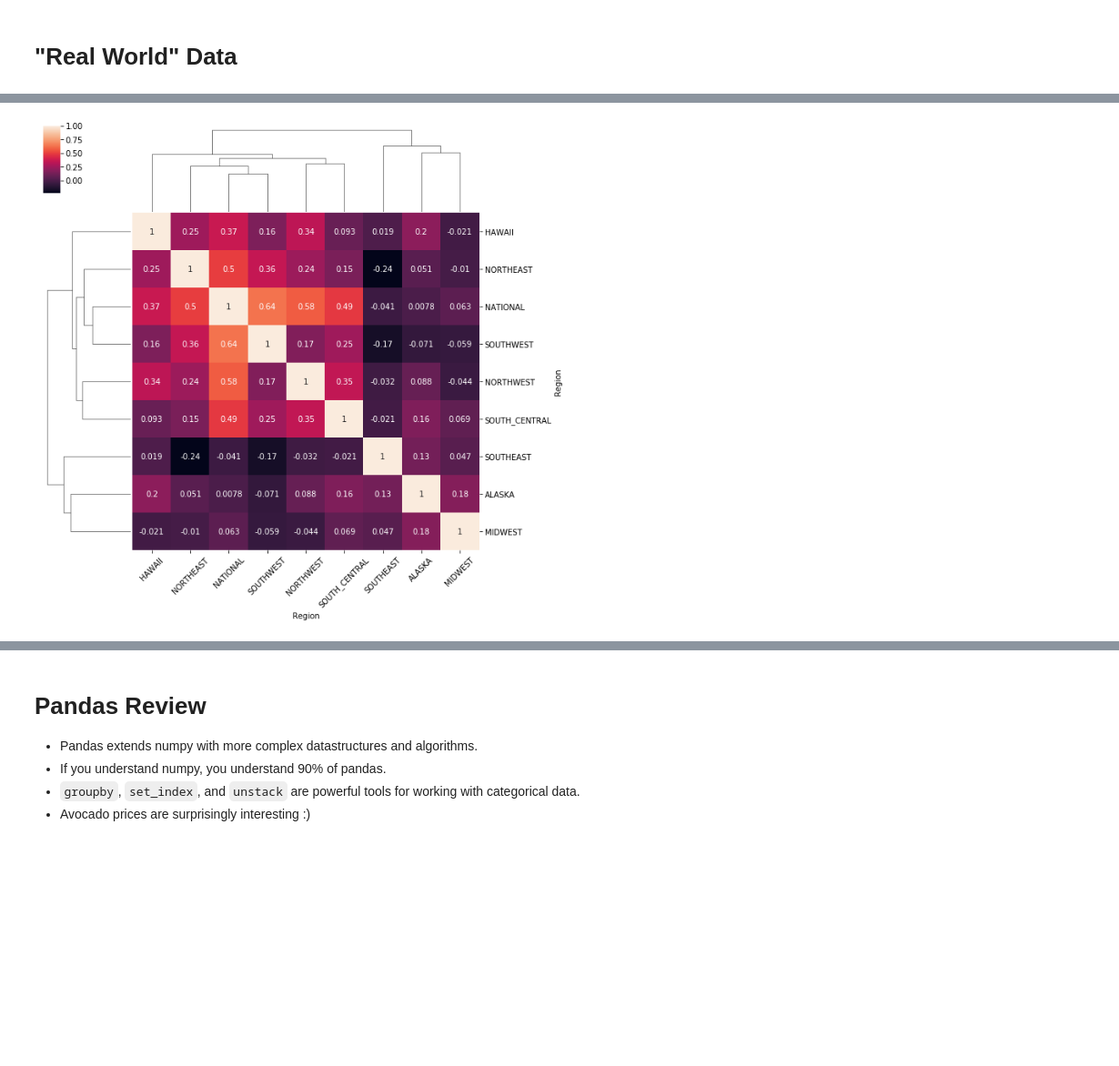
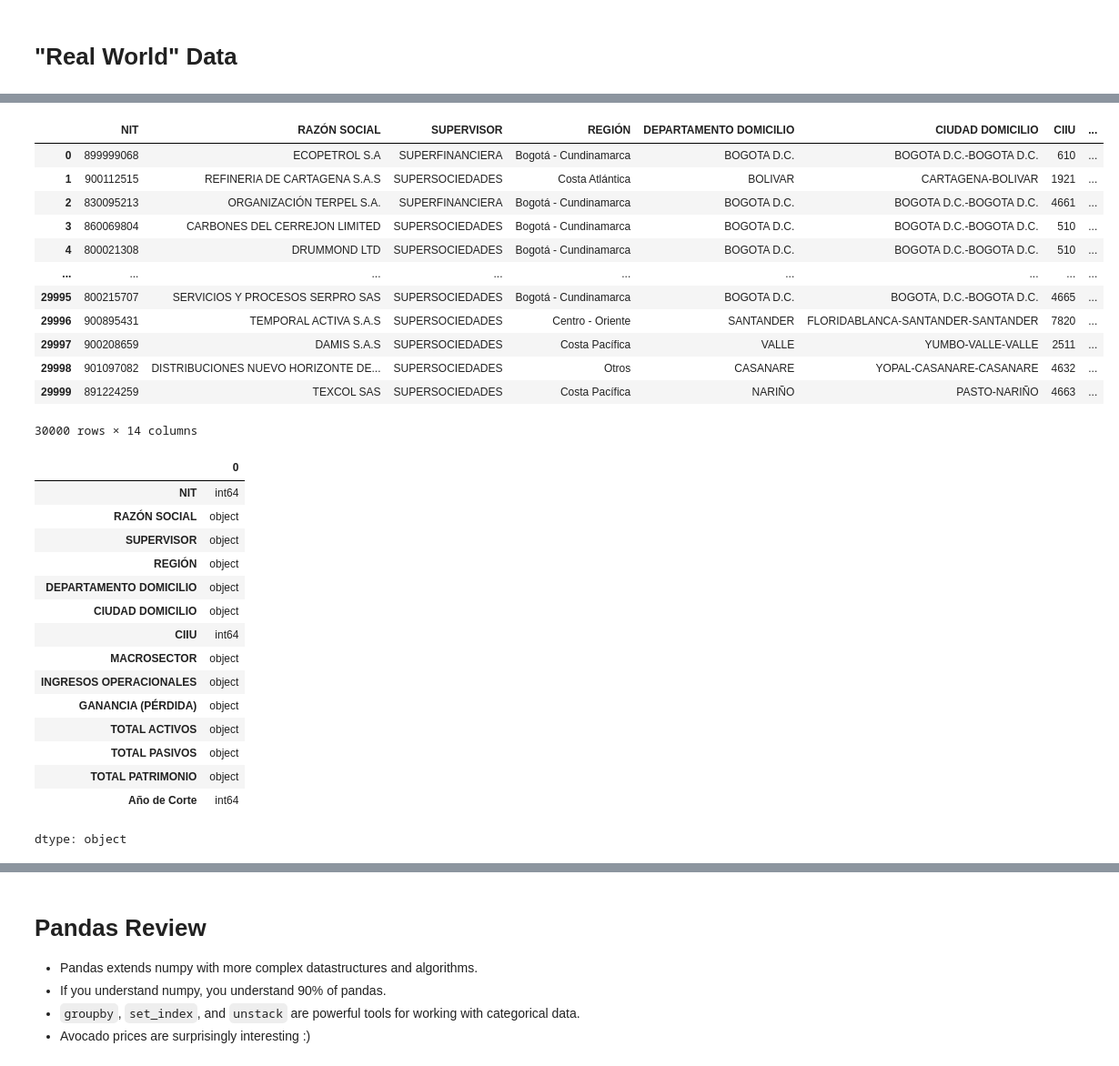
Before and after one commit to Juan1747/MetNumUN2024II, a Jupyter notebook: Lab2/juchaconm_Lab2.ipynb, the cells around one changed output, grey strips where cells are left out. Shown at 91% size. Saved outputs shown, nothing was run; the diff lists cells and outputs as text; code cells hidden in the pictures; blank space fills up the shorter version.

```diff
--- a/Lab2/juchaconm_Lab2.ipynb
+++ b/Lab2/juchaconm_Lab2.ipynb
@@ -1881,9 +1803,0 @@ spread_correlation
-# %%
-import seaborn as sns
-grid = sns.clustermap(spread_correlation, annot=True)
-fig = grid.fig
-axes = fig.axes
-ax = axes[2]
-ax.set_xticklabels(ax.get_xticklabels(), rotation=45);
-# %% [output]
-[figure, removed]
@@ -1889,0 +1807,37 @@ ax.set_xticklabels(ax.get_xticklabels(), rotation=45);
+# %%
+empresas_colombia = pd.read_csv('empresas_colombia.csv')
+empresas_colombia
+# %% [output]
+|  | NIT | RAZÓN SOCIAL | SUPERVISOR | REGIÓN | DEPARTAMENTO DOMICILIO | CIUDAD DOMICILIO | CIIU | ... |
+| 0 | 899999068 | ECOPETROL S.A | SUPERFINANCIERA | Bogotá - Cundinamarca | BOGOTA D.C. | BOGOTA D.C.-BOGOTA D.C. | 610 | ... |
+| 1 | 900112515 | REFINERIA DE CARTAGENA S.A.S | SUPERSOCIEDADES | Costa Atlántica | BOLIVAR | CARTAGENA-BOLIVAR | 1921 | ... |
+| 2 | 830095213 | ORGANIZACIÓN TERPEL S.A. | SUPERFINANCIERA | Bogotá - Cundinamarca | BOGOTA D.C. | BOGOTA D.C.-BOGOTA D.C. | 4661 | ... |
+| 3 | 860069804 | CARBONES DEL CERREJON LIMITED | SUPERSOCIEDADES | Bogotá - Cundinamarca | BOGOTA D.C. | BOGOTA D.C.-BOGOTA D.C. | 510 | ... |
+| 4 | 800021308 | DRUMMOND LTD | SUPERSOCIEDADES | Bogotá - Cundinamarca | BOGOTA D.C. | BOGOTA D.C.-BOGOTA D.C. | 510 | ... |
+| ... | ... | ... | ... | ... | ... | ... | ... | ... |
+| 29995 | 800215707 | SERVICIOS Y PROCESOS SERPRO SAS | SUPERSOCIEDADES | Bogotá - Cundinamarca | BOGOTA D.C. | BOGOTA, D.C.-BOGOTA D.C. | 4665 | ... |
+| 29996 | 900895431 | TEMPORAL ACTIVA S.A.S | SUPERSOCIEDADES | Centro - Oriente | SANTANDER | FLORIDABLANCA-SANTANDER-SANTANDER | 7820 | ... |
+| 29997 | 900208659 | DAMIS S.A.S | SUPERSOCIEDADES | Costa Pacífica | VALLE | YUMBO-VALLE-VALLE | 2511 | ... |
+| 29998 | 901097082 | DISTRIBUCIONES NUEVO HORIZONTE DE... | SUPERSOCIEDADES | Otros | CASANARE | YOPAL-CASANARE-CASANARE | 4632 | ... |
+| 29999 | 891224259 | TEXCOL SAS | SUPERSOCIEDADES | Costa Pacífica | NARIÑO | PASTO-NARIÑO | 4663 | ... |
+30000 rows × 14 columns
+# %%
+# Show the data type by each column in the dataframe
+empresas_colombia.dtypes
+# %% [output]
+|  | 0 |
+| NIT | int64 |
+| RAZÓN SOCIAL | object |
+| SUPERVISOR | object |
+| REGIÓN | object |
+| DEPARTAMENTO DOMICILIO | object |
+| CIUDAD DOMICILIO | object |
+| CIIU | int64 |
+| MACROSECTOR | object |
+| INGRESOS OPERACIONALES | object |
+| GANANCIA (PÉRDIDA) | object |
+| TOTAL ACTIVOS | object |
+| TOTAL PASIVOS | object |
+| TOTAL PATRIMONIO | object |
+| Año de Corte | int64 |
+dtype: object
```
Also changed, not shown: parts of 16 cells of this notebook.
